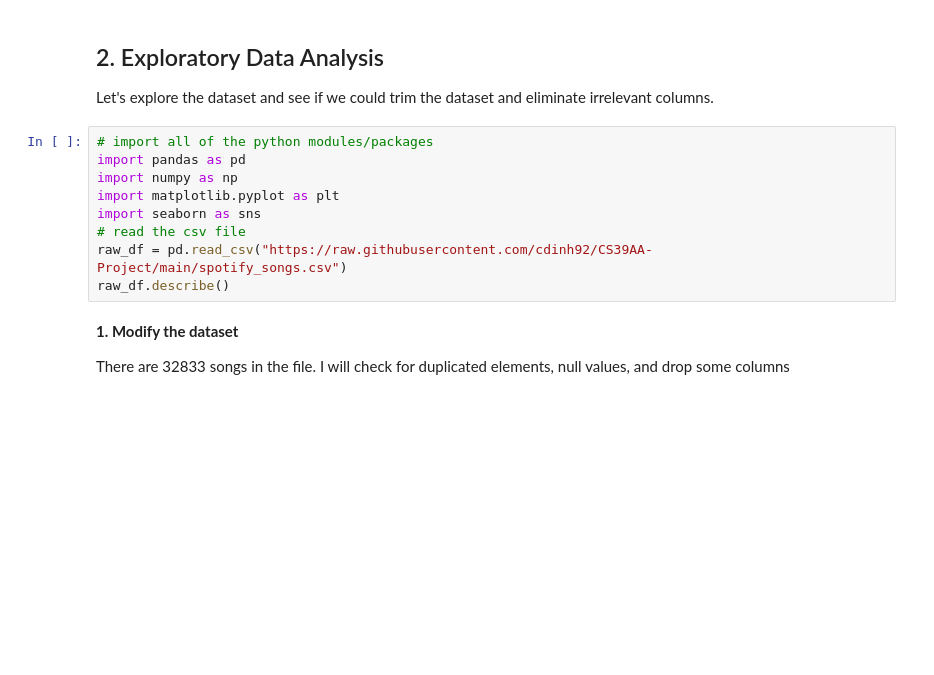
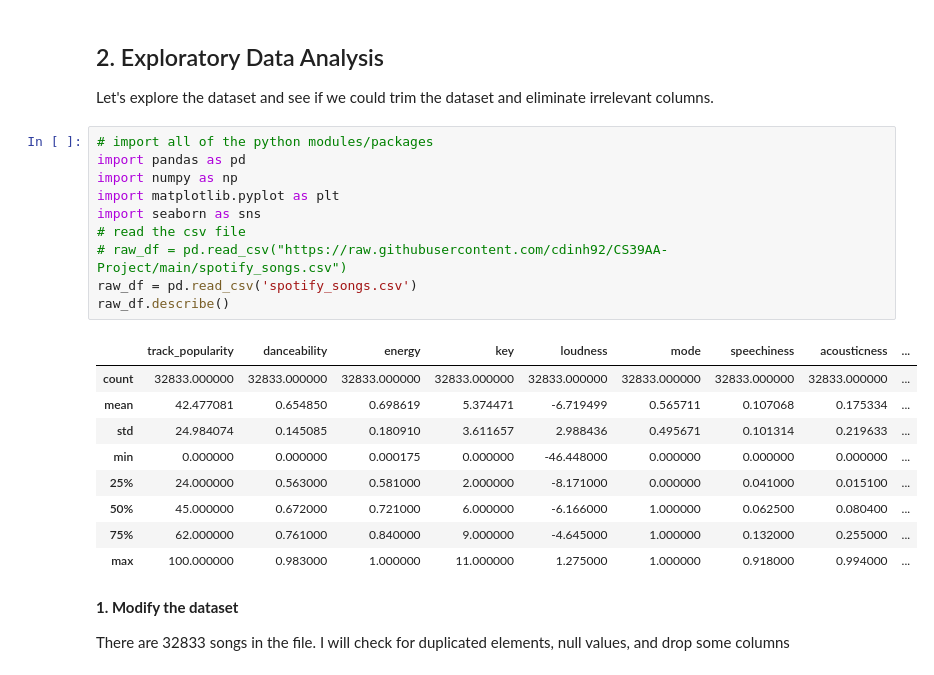
Before and after one commit to cdinh92/CS39AA-Project, a Jupyter notebook: project_part1.ipynb, the cells around one changed output. Saved outputs shown, nothing was run; the diff lists cells and outputs as text; blank space fills up the shorter version.

```diff
--- a/project_part1.ipynb
+++ b/project_part1.ipynb
@@ -42,12 +42,23 @@ Let's explore the dataset and see if we could trim the dataset and eliminate irr
 # %%
 # import all of the python modules/packages
 import pandas as pd
 import numpy as np
 import matplotlib.pyplot as plt
 import seaborn as sns
 # read the csv file
-raw_df = pd.read_csv("https://raw.githubusercontent.com/cdinh92/CS39AA-Project/main/spotify_songs.csv")
+# raw_df = pd.read_csv("https://raw.githubusercontent.com/cdinh92/CS39AA-Project/main/spotify_songs.csv")
+raw_df = pd.read_csv('spotify_songs.csv')
 raw_df.describe()
+# %% [output]
+|  | track_popularity | danceability | energy | key | loudness | mode | speechiness | acousticness | ... |
+| count | 32833.000000 | 32833.000000 | 32833.000000 | 32833.000000 | 32833.000000 | 32833.000000 | 32833.000000 | 32833.000000 | ... |
+| mean | 42.477081 | 0.654850 | 0.698619 | 5.374471 | -6.719499 | 0.565711 | 0.107068 | 0.175334 | ... |
+| std | 24.984074 | 0.145085 | 0.180910 | 3.611657 | 2.988436 | 0.495671 | 0.101314 | 0.219633 | ... |
+| min | 0.000000 | 0.000000 | 0.000175 | 0.000000 | -46.448000 | 0.000000 | 0.000000 | 0.000000 | ... |
+| 25% | 24.000000 | 0.563000 | 0.581000 | 2.000000 | -8.171000 | 0.000000 | 0.041000 | 0.015100 | ... |
+| 50% | 45.000000 | 0.672000 | 0.721000 | 6.000000 | -6.166000 | 1.000000 | 0.062500 | 0.080400 | ... |
+| 75% | 62.000000 | 0.761000 | 0.840000 | 9.000000 | -4.645000 | 1.000000 | 0.132000 | 0.255000 | ... |
+| max | 100.000000 | 0.983000 | 1.000000 | 11.000000 | 1.275000 | 1.000000 | 0.918000 | 0.994000 | ... |
 # %% [markdown]
 **1. Modify the dataset**
 
```
Also changed, not shown: parts of 6 cells of this notebook, 2 other files.
